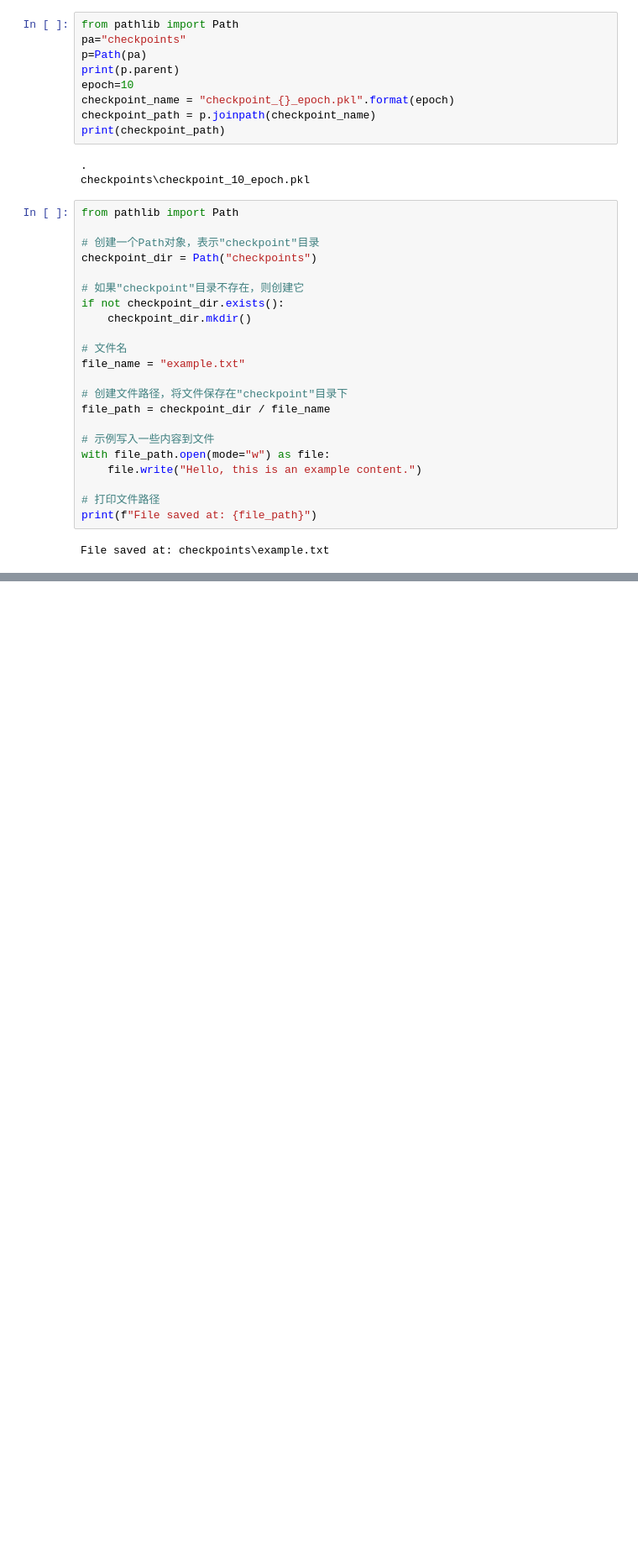
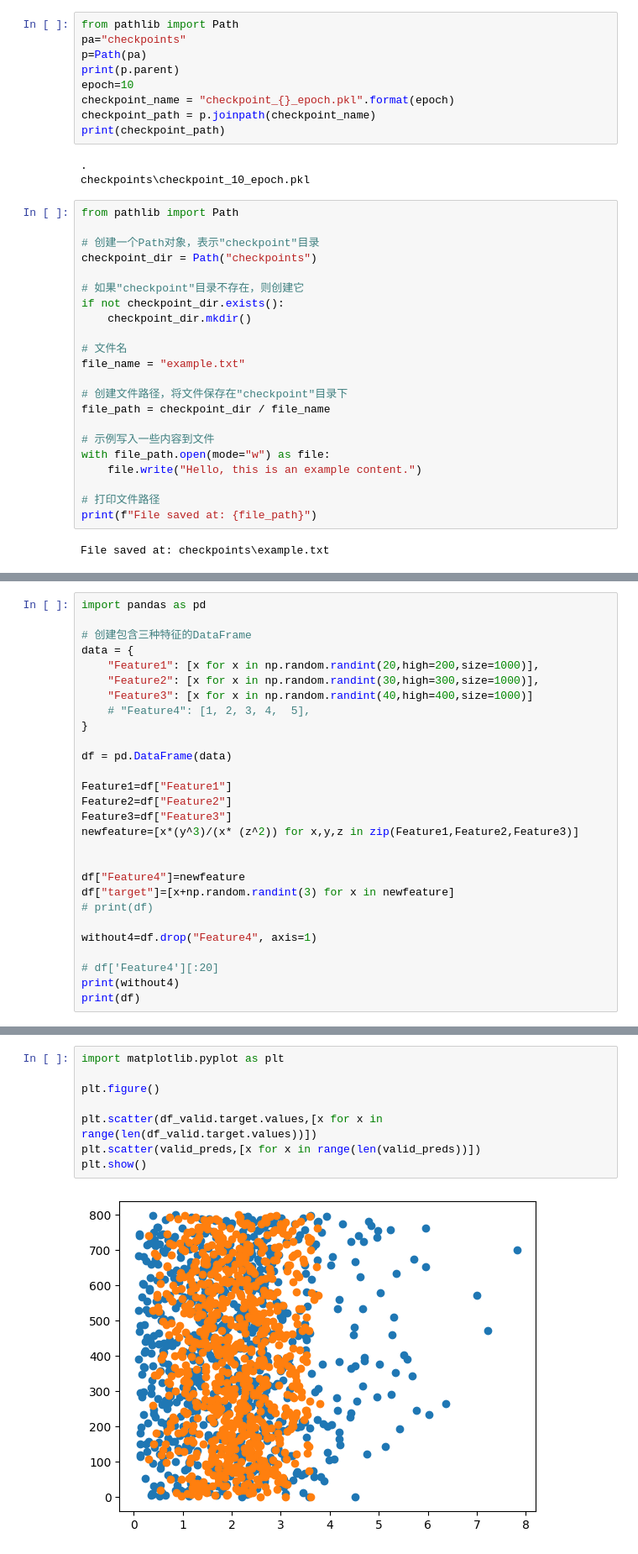
Before and after one commit to welann/pytorch_template, a Jupyter notebook: webpage.ipynb, the cells around one changed output, grey strips where cells are left out. Shown at 84% size. Saved outputs shown, nothing was run; the diff lists cells and outputs as text; blank space fills up the shorter version.

```diff
--- a/webpage.ipynb
+++ b/webpage.ipynb
@@ -52,0 +62,28 @@ File saved at: checkpoints\example.txt
+# %%
+import pandas as pd
+
+# 创建包含三种特征的DataFrame
+data = {
+    "Feature1": [x for x in np.random.randint(20,high=200,size=1000)],
+    "Feature2": [x for x in np.random.randint(30,high=300,size=1000)],
+    "Feature3": [x for x in np.random.randint(40,high=400,size=1000)]
+    # "Feature4": [1, 2, 3, 4,  5],
+}
+
+df = pd.DataFrame(data)
+
+Feature1=df["Feature1"]
+Feature2=df["Feature2"]
+Feature3=df["Feature3"]
+newfeature=[x*(y^3)/(x* (z^2)) for x,y,z in zip(Feature1,Feature2,Feature3)]
+
+
+df["Feature4"]=newfeature
+df["target"]=[x+np.random.randint(3) for x in newfeature]
+# print(df)
+
+without4=df.drop("Feature4", axis=1)
+
+# df['Feature4'][:20]
+print(without4)
+print(df)
@@ -52,0 +161,10 @@ File saved at: checkpoints\example.txt
+# %%
+import matplotlib.pyplot as plt
+
+plt.figure()
+
+plt.scatter(df_valid.target.values,[x for x in range(len(df_valid.target.values))])
+plt.scatter(valid_preds,[x for x in range(len(valid_preds))])
+plt.show()
+# %% [output]
+[figure, added]
```
Also changed, not shown: parts of 4 cells of this notebook, 3 other files.
